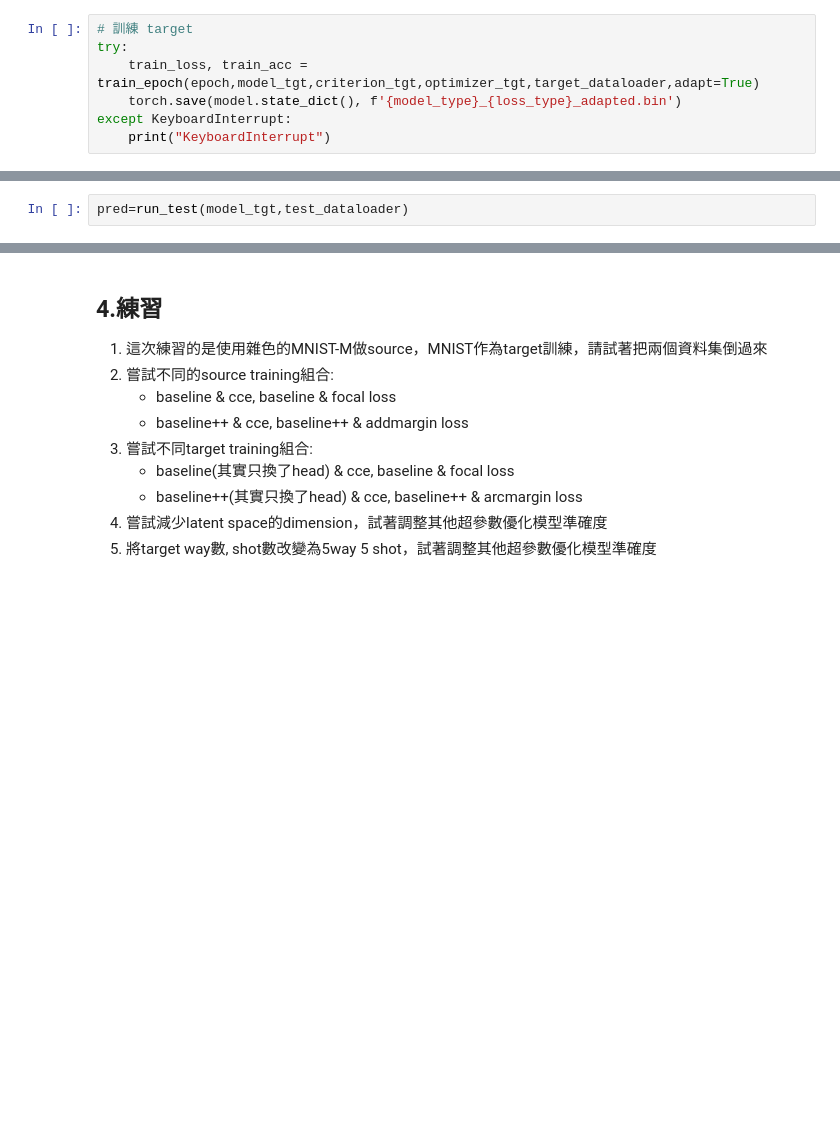
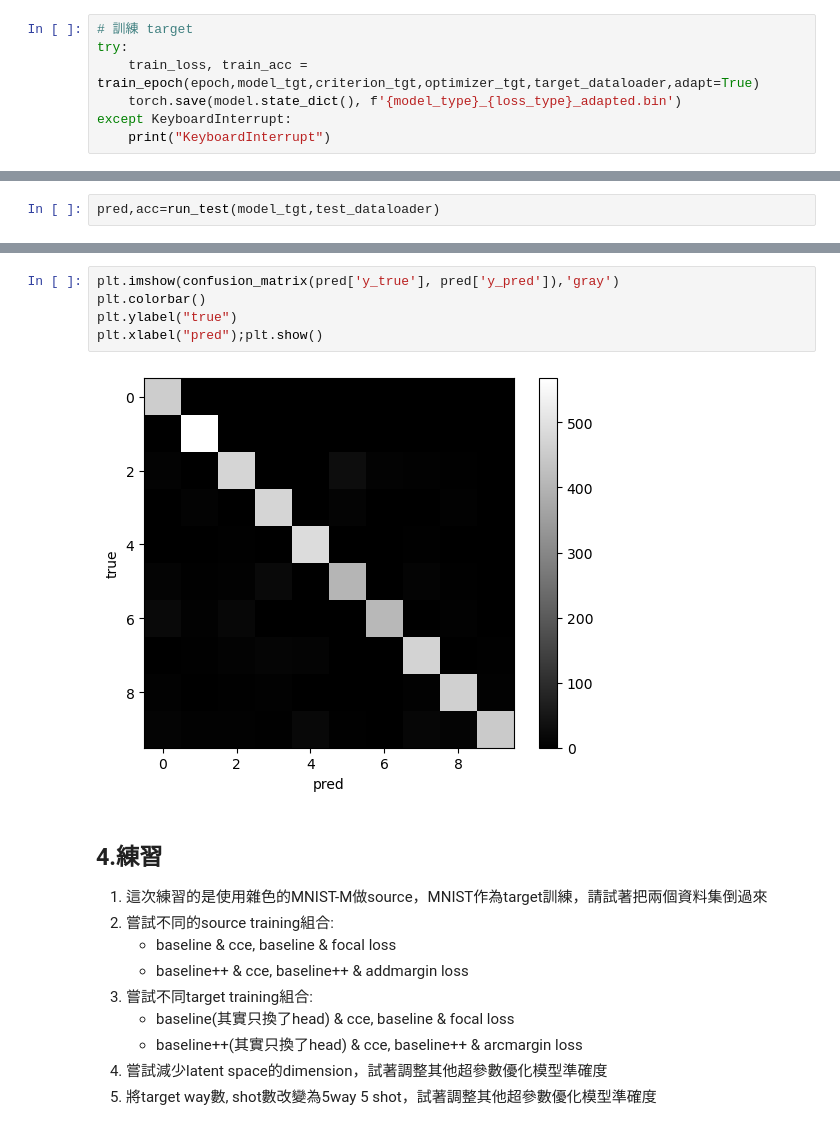
Before and after one commit to DeepStudio-TW/small-data-ssl-lecture, a Jupyter notebook: 3_FSL_Transfer_Learning.ipynb, the cells around one changed output, grey strips where cells are left out. Saved outputs shown, nothing was run; the diff lists cells and outputs as text; blank space fills up the shorter version.

```diff
--- a/3_FSL_Transfer_Learning.ipynb
+++ b/3_FSL_Transfer_Learning.ipynb
@@ -362,4 +390,4 @@ tensor([-0.0254,  0.0185,  0.0428, -0.0610,  0.0193,  0.0190,  0.0255,  0.0407,
        grad_fn=<SliceBackward0>)
 # %%
-pred=run_test(model_tgt,test_dataloader)
+pred,acc=run_test(model_tgt,test_dataloader)
 # %% [output]
@@ -367,3 +414,10 @@ test acc: 0.9296
+# %%
+plt.imshow(confusion_matrix(pred['y_true'], pred['y_pred']),'gray')
+plt.colorbar()
+plt.ylabel("true")
+plt.xlabel("pred");plt.show()
+# %% [output]
+[figure, added]
 # %% [markdown]
 ## 4.練習
 
```
Also changed, not shown: parts of 17 cells of this notebook, 1 other file.
